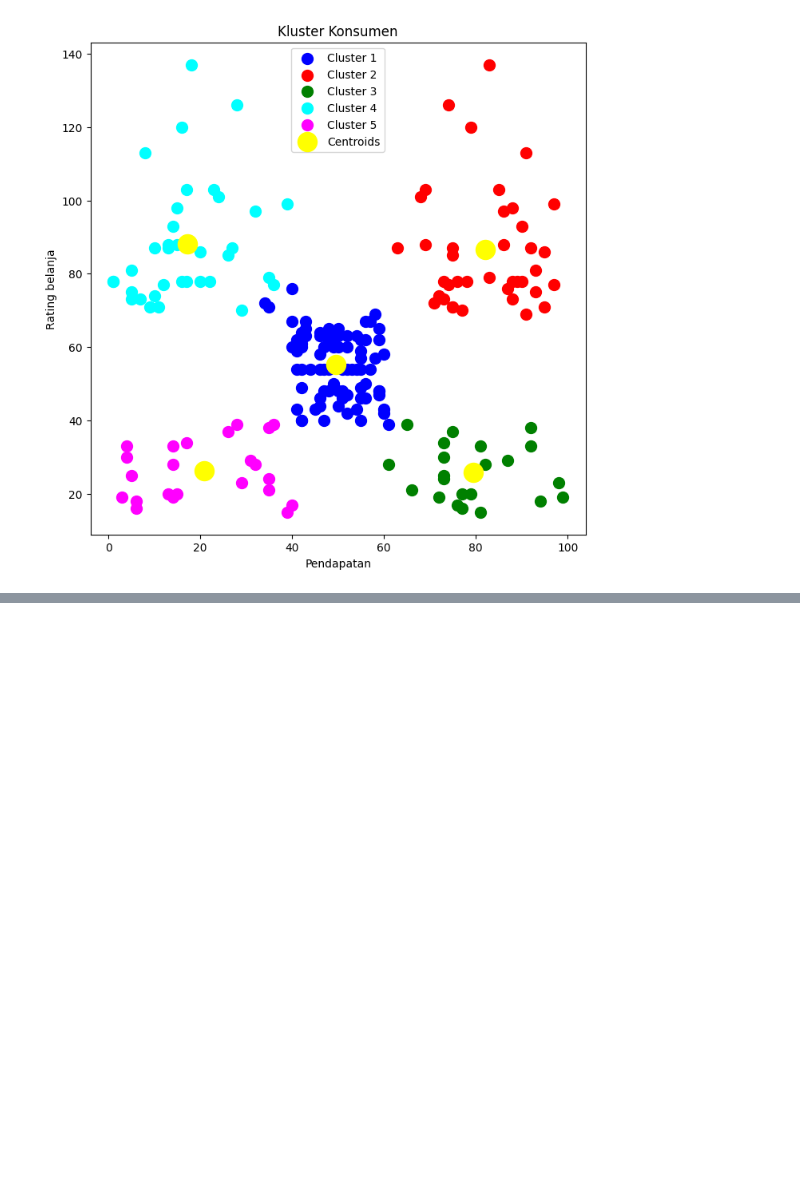
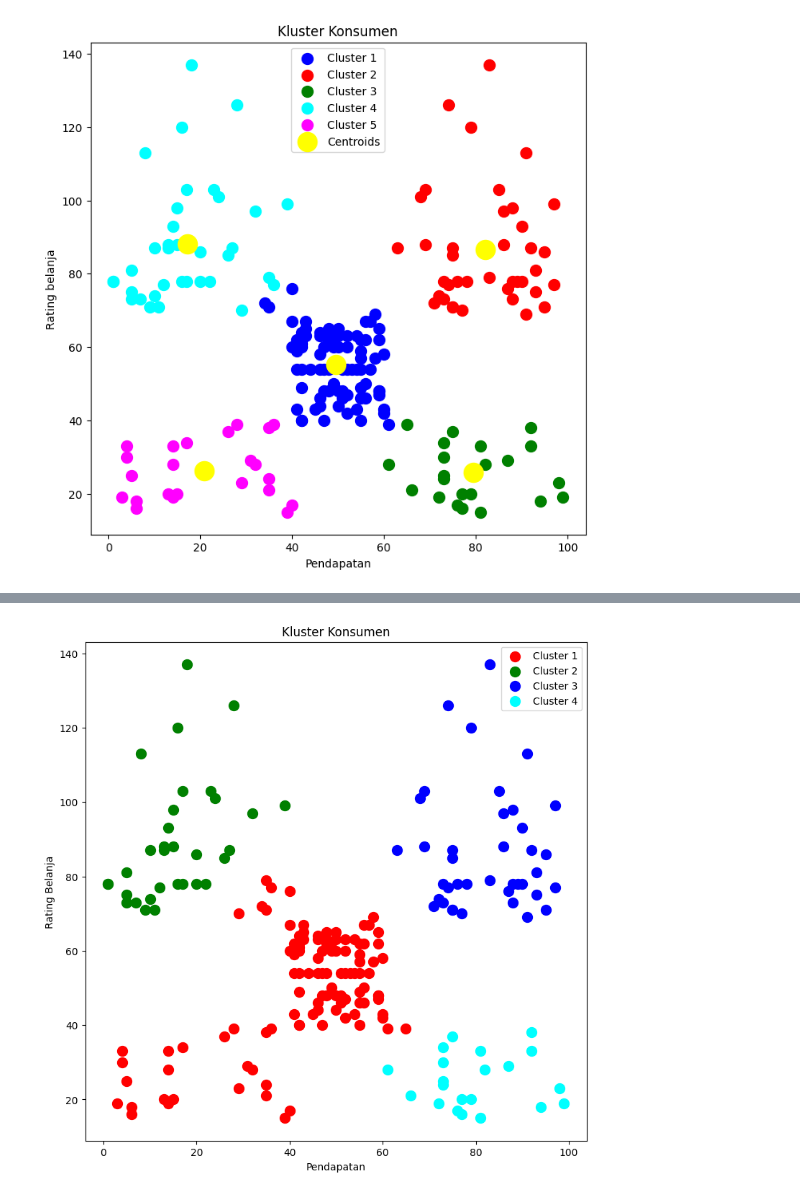
Before and after one commit to ImNotDanish05/2025_KC_TI-1A, a Jupyter notebook: P10_Unsupervise_Learning - Clustering.ipynb, the cells around one changed output, grey strips where cells are left out. Cells and saved outputs as stored; diff of their text form; code cells hidden in the pictures; blank space fills up the shorter version.

```diff
--- a/P10_Unsupervise_Learning - Clustering.ipynb
+++ b/P10_Unsupervise_Learning - Clustering.ipynb
@@ -115,0 +127,17 @@ plt.show()
+# %%
+from sklearn.cluster import AgglomerativeClustering
+hc = AgglomerativeClustering(n_clusters = 4, metric = 'euclidean', linkage = 'ward')
+y_hc = hc.fit_predict(X)
+X_np = X.values
+plt.figure(figsize=(9, 9))
+plt.scatter(X_np[y_hc == 0, 0], X_np[y_hc == 0, 1], s = 100, c = 'red', label = 'Cluster 1')
+plt.scatter(X_np[y_hc == 1, 0], X_np[y_hc == 1, 1], s = 100, c = 'green', label = 'Cluster 2')
+plt.scatter(X_np[y_hc == 2, 0], X_np[y_hc == 2, 1], s = 100, c = 'blue', label = 'Cluster 3')
+plt.scatter(X_np[y_hc == 3, 0], X_np[y_hc == 3, 1], s = 100, c = 'cyan', label = 'Cluster 4')
+plt.title('Kluster Konsumen')
+plt.xlabel('Pendapatan')
+plt.ylabel('Rating Belanja')
+plt.legend()
+plt.show()
+# %% [output]
+[figure, added]
```
Also changed, not shown: parts of 6 cells of this notebook.
